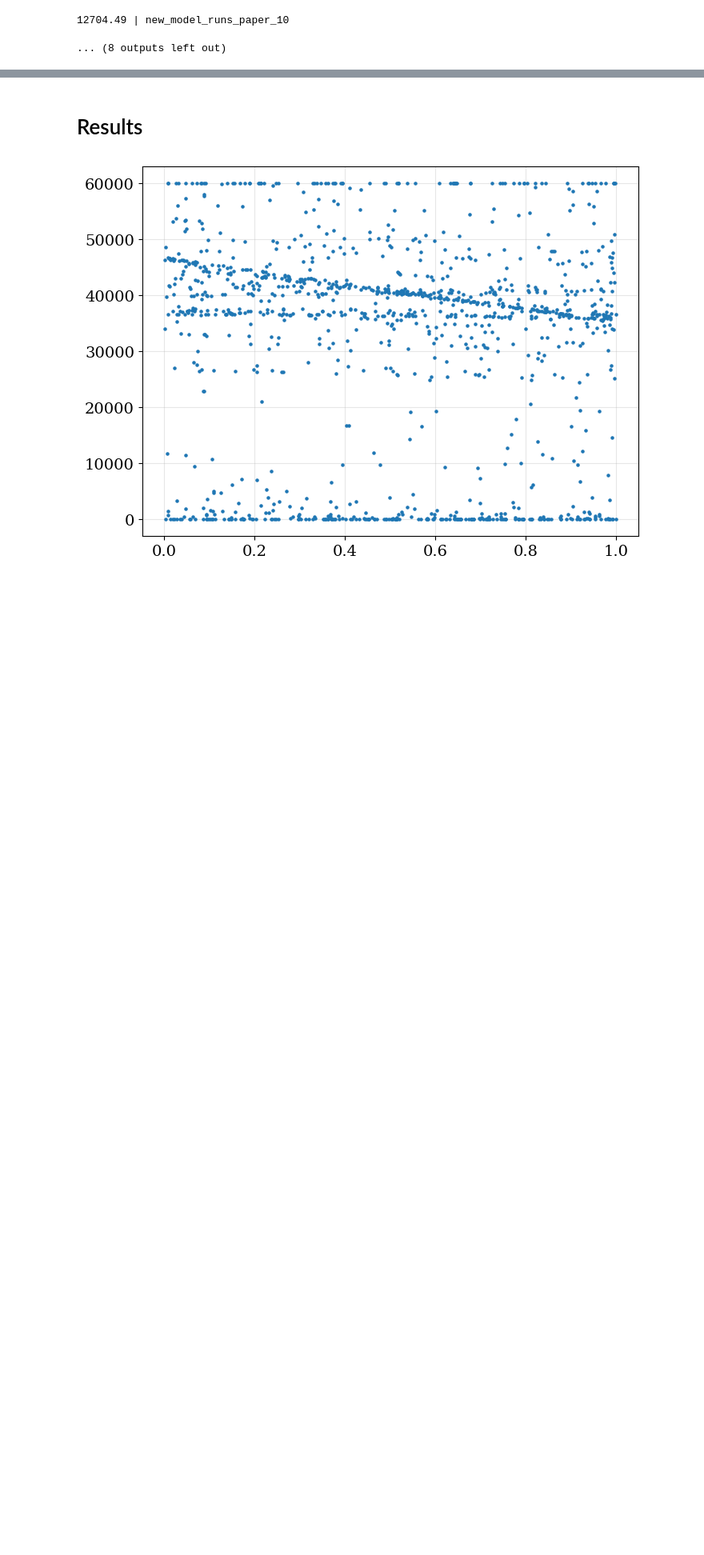
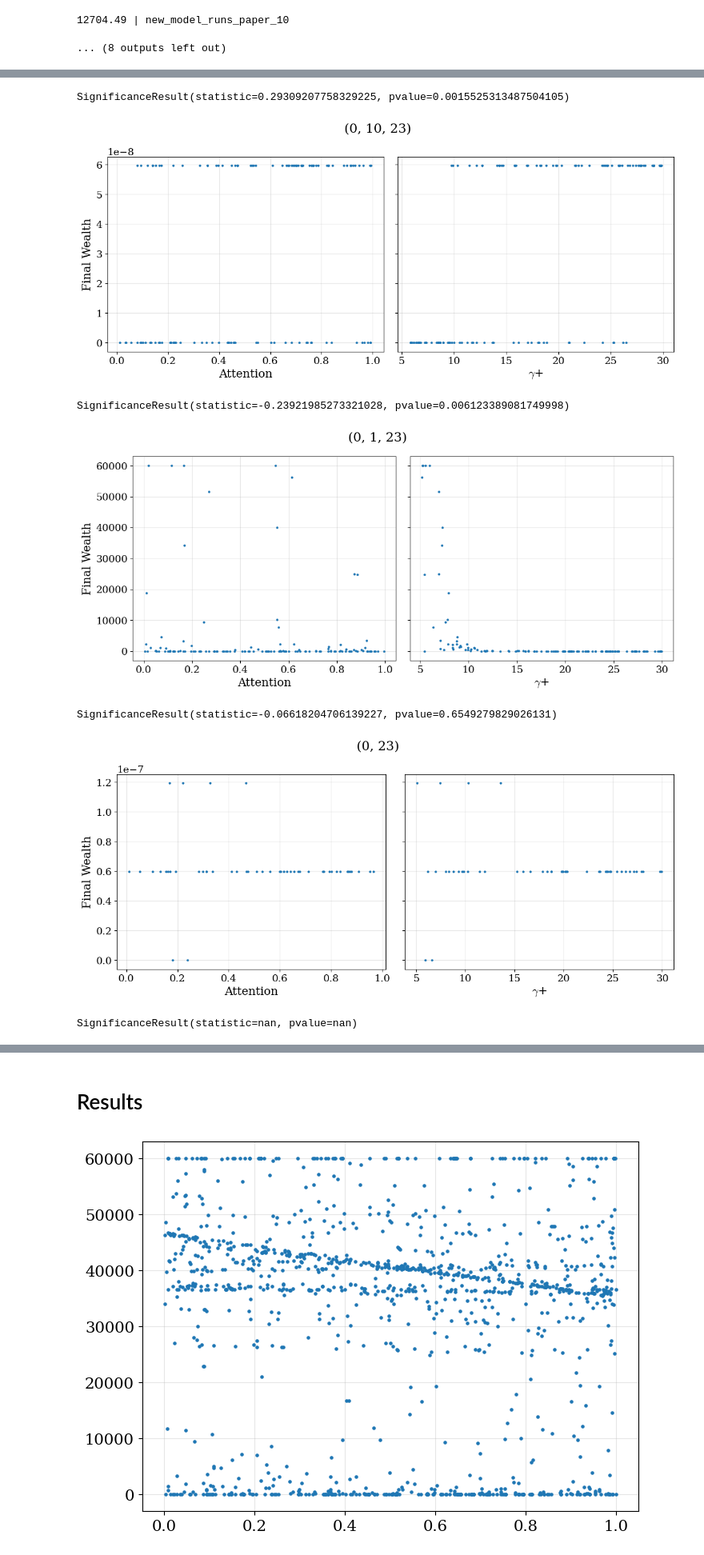
Before and after one commit to charlesaugdupont/poverty-trap, a Jupyter notebook: notebooks/attention_results.ipynb, the cells around one changed output, grey strips where cells are left out. Shown at 80% size. Drawn from its saved outputs; the diff is of its cells as text; code cells hidden in the pictures; blank space fills up the shorter version.

```diff
--- a/notebooks/attention_results.ipynb
+++ b/notebooks/attention_results.ipynb
@@ -133,0 +201,3 @@ with open("attention_results_by_comm.pickle", "wb") as f:
+# %%
+with open("./regime.pickle", "rb") as f:
+    RR = pickle.load(f)
@@ -133,0 +209,48 @@ with open("attention_results_by_comm.pickle", "wb") as f:
+# %%
+seed = 0
+param = 17
+
+d = pickle.load(lzma.open(f"DATA/nodebt/new_model_runs_paper_{seed}/{seed}_{param+1}_paper.pkl.lzma"))
+alpha_val = d["params"][4]
+data_W = d["W"]
+gamma_pos = np.array([x.gamma_pos for x in d["U"]])
+
+with open(f"sda_graphs/{seed}_{alpha_val}.pickle", "rb") as f:
+    _, community_membership, _, _ = pickle.load(f)
+
+
+unique_project_combinations = {}
+for agent, agent_comm in community_membership.items():
+    combo = tuple(sorted(agent_comm))
+    if combo not in unique_project_combinations:
+        unique_project_combinations[combo] = [agent]
+    else:
+        unique_project_combinations[combo].append(agent)
+# %%
+for key, idx in unique_project_combinations.items():
+
+    if len(idx) < 10:
+        continue
+
+    spr = spearmanr(d["A"][idx].reshape(-1,1), d["W"][-1][idx].astype(np.float32))
+    print(spr)
+
+    fig, axs = plt.subplots(1,2, figsize=(12,5), sharey=True)
+    axs[0].scatter(d["A"][idx], d["W"][-1][idx], s=5)
+    axs[0].set_xlabel("Attention")
+    axs[0].set_ylabel("Final Wealth")
+
+    axs[1].scatter(gamma_pos[idx], d["W"][-1][idx], s=5)
+    axs[1].set_xlabel(r"$\gamma$+")
+
+    fig.tight_layout()
+    plt.suptitle(key, y=1.05)
+    plt.show()
+# %% [output]
+SignificanceResult(statistic=0.29309207758329225, pvalue=0.0015525313487504105)
+[figure, added]
+SignificanceResult(statistic=-0.23921985273321028, pvalue=0.006123389081749998)
+[figure, added]
+SignificanceResult(statistic=-0.06618204706139227, pvalue=0.6549279829026131)
+[figure, added]
+SignificanceResult(statistic=nan, pvalue=nan)
```
Also changed, not shown: parts of 16 cells of this notebook.
